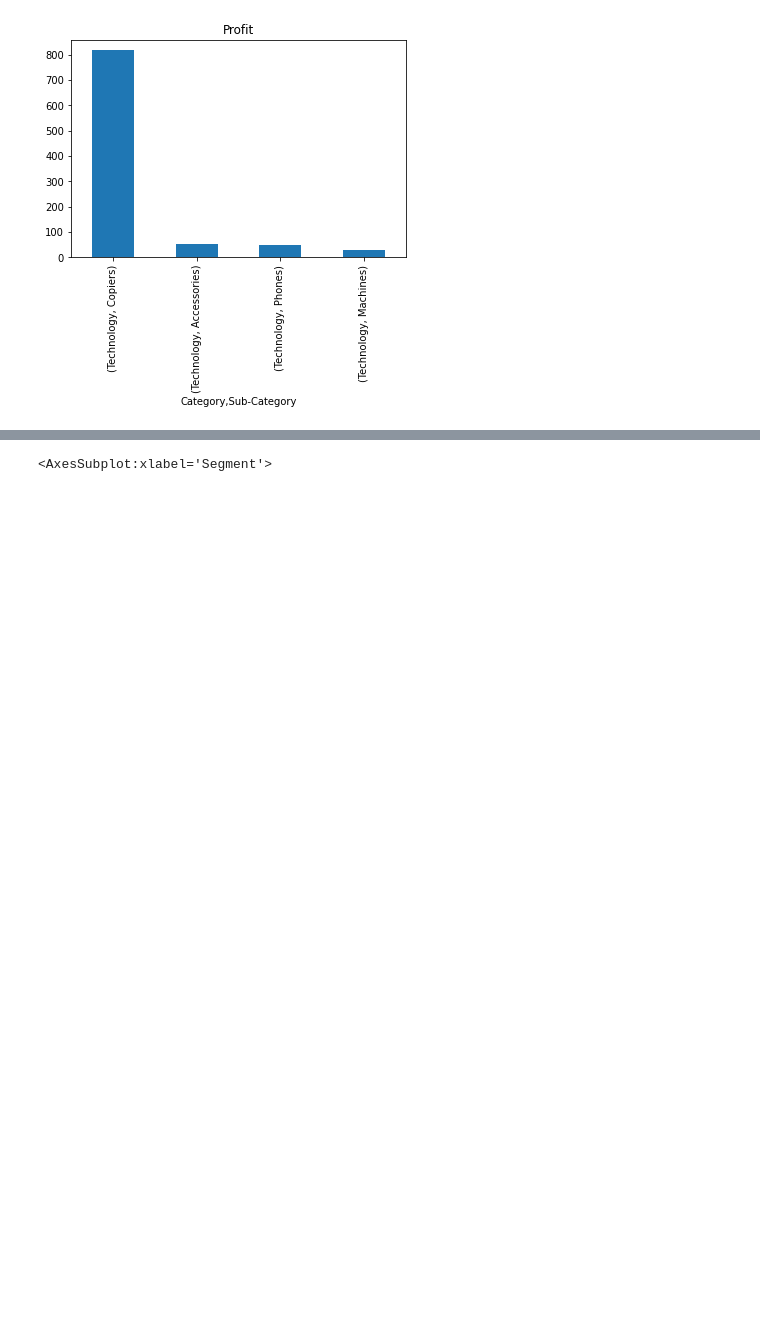
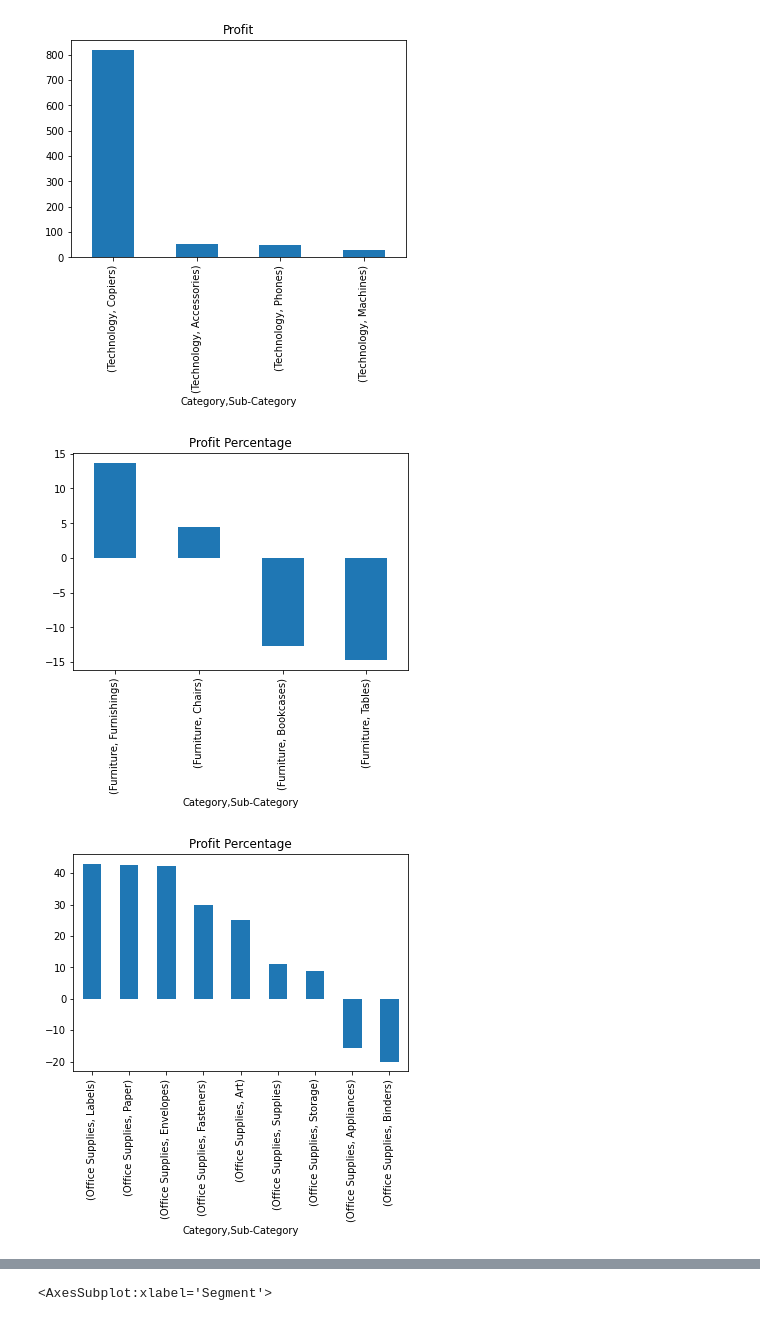
Before and after one commit to zeeshanhaider743/Customer-Segmentation, a Jupyter notebook: EDA customer Segmentation.ipynb, the cells around one changed output, grey strips where cells are left out. Drawn from its saved outputs; the diff is of its cells as text; code cells hidden in the pictures; blank space fills up the shorter version.

```diff
--- a/EDA customer Segmentation.ipynb
+++ b/EDA customer Segmentation.ipynb
@@ -139,3 +151,13 @@ func2()
 [figure]
 [figure]
 [figure]
+# %%
+def func3():
+    for c in df['Category'].unique():
+        df[df['Category'] == c].groupby(['Category','Sub-Category'])['Profit Percentage'].mean().sort_values(ascending = False).plot(kind = 'bar', subplots = True)
+        plt.show()
+# %%
+func3()
+# %% [output]
+[figure, added]
+[figure, added]
```
Also changed, not shown: parts of 14 cells of this notebook.
